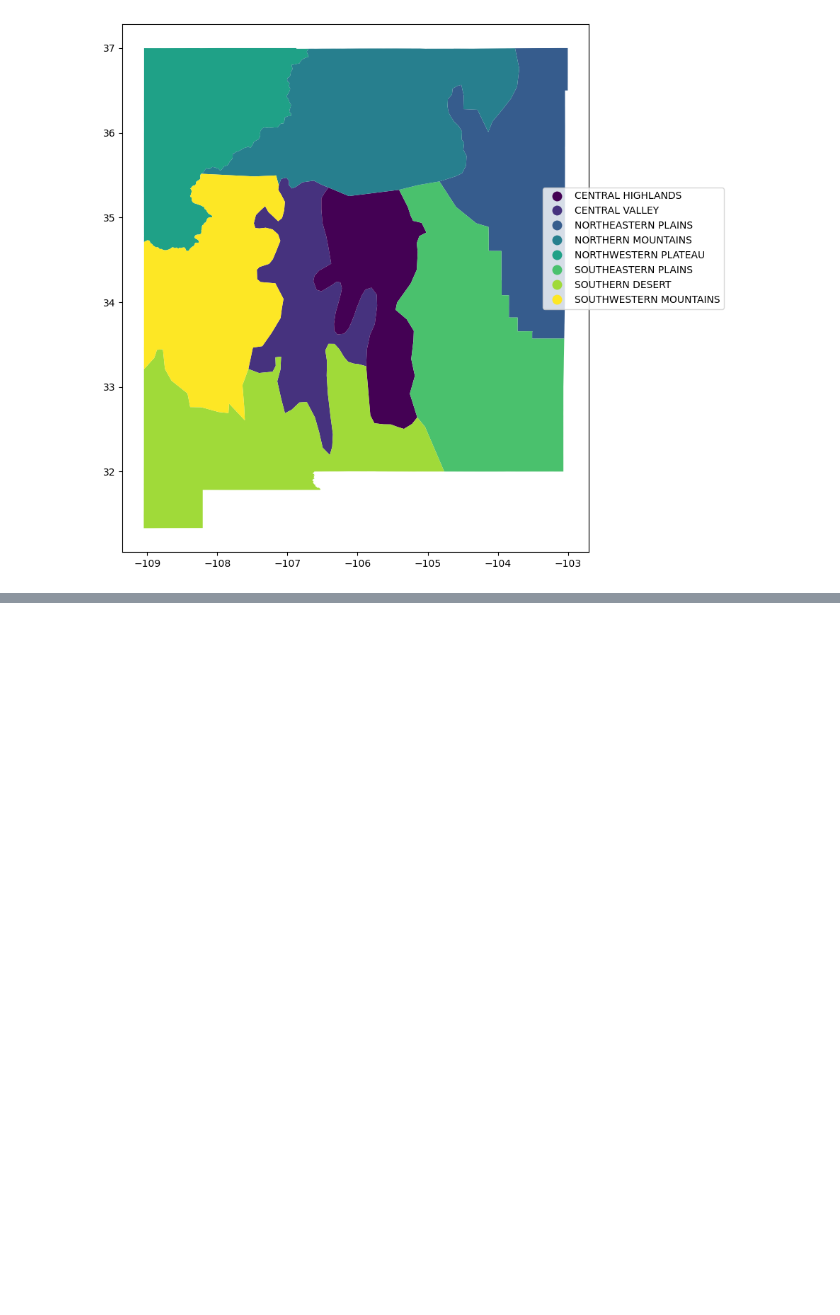
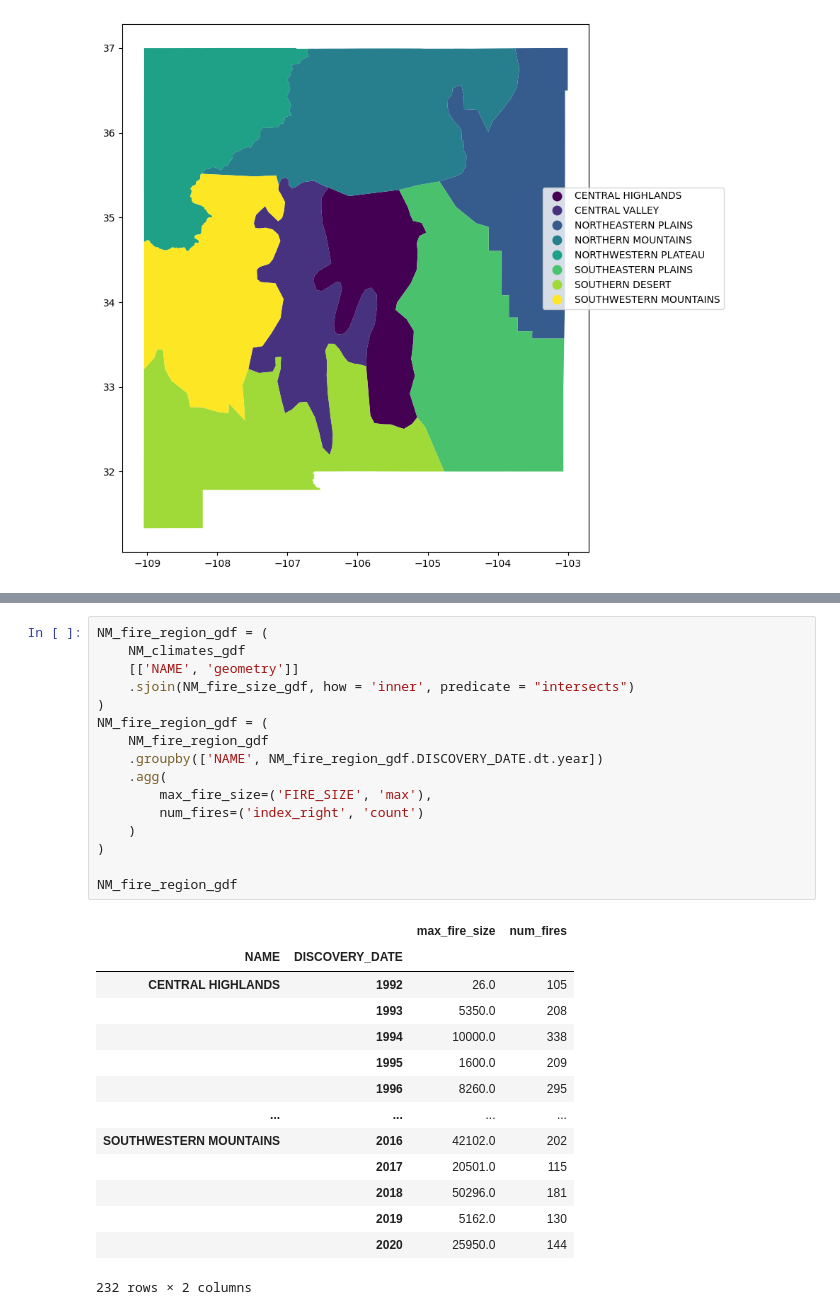
Before and after one commit to NobodyLivesHere/-NobodyLivesHere.github.io, a Jupyter notebook: Projects/Climatezone-wildfire-vector-analysis.ipynb, the cells around one changed output, grey strips where cells are left out. Cells and saved outputs as stored; diff of their text form; blank space fills up the shorter version.

```diff
--- a/Projects/Climatezone-wildfire-vector-analysis.ipynb
+++ b/Projects/Climatezone-wildfire-vector-analysis.ipynb
@@ -90,0 +98,31 @@ fire_gdf does not exist. Loading....
+# %%
+NM_fire_region_gdf = (
+    NM_climates_gdf
+    [['NAME', 'geometry']]
+    .sjoin(NM_fire_size_gdf, how = 'inner', predicate = "intersects")
+)
+NM_fire_region_gdf = (
+    NM_fire_region_gdf
+    .groupby(['NAME', NM_fire_region_gdf.DISCOVERY_DATE.dt.year])
+    .agg(
+        max_fire_size=('FIRE_SIZE', 'max'),
+        num_fires=('index_right', 'count')
+    )
+)
+
+NM_fire_region_gdf
+# %% [output]
+|  |  | max_fire_size | num_fires |
+| NAME | DISCOVERY_DATE |  |  |
+| CENTRAL HIGHLANDS | 1992 | 26.0 | 105 |
+|  | 1993 | 5350.0 | 208 |
+|  | 1994 | 10000.0 | 338 |
+|  | 1995 | 1600.0 | 209 |
+|  | 1996 | 8260.0 | 295 |
+| ... | ... | ... | ... |
+| SOUTHWESTERN MOUNTAINS | 2016 | 42102.0 | 202 |
+|  | 2017 | 20501.0 | 115 |
+|  | 2018 | 50296.0 | 181 |
+|  | 2019 | 5162.0 | 130 |
+|  | 2020 | 25950.0 | 144 |
+232 rows × 2 columns
```
Also changed, not shown: parts of 3 cells of this notebook.
